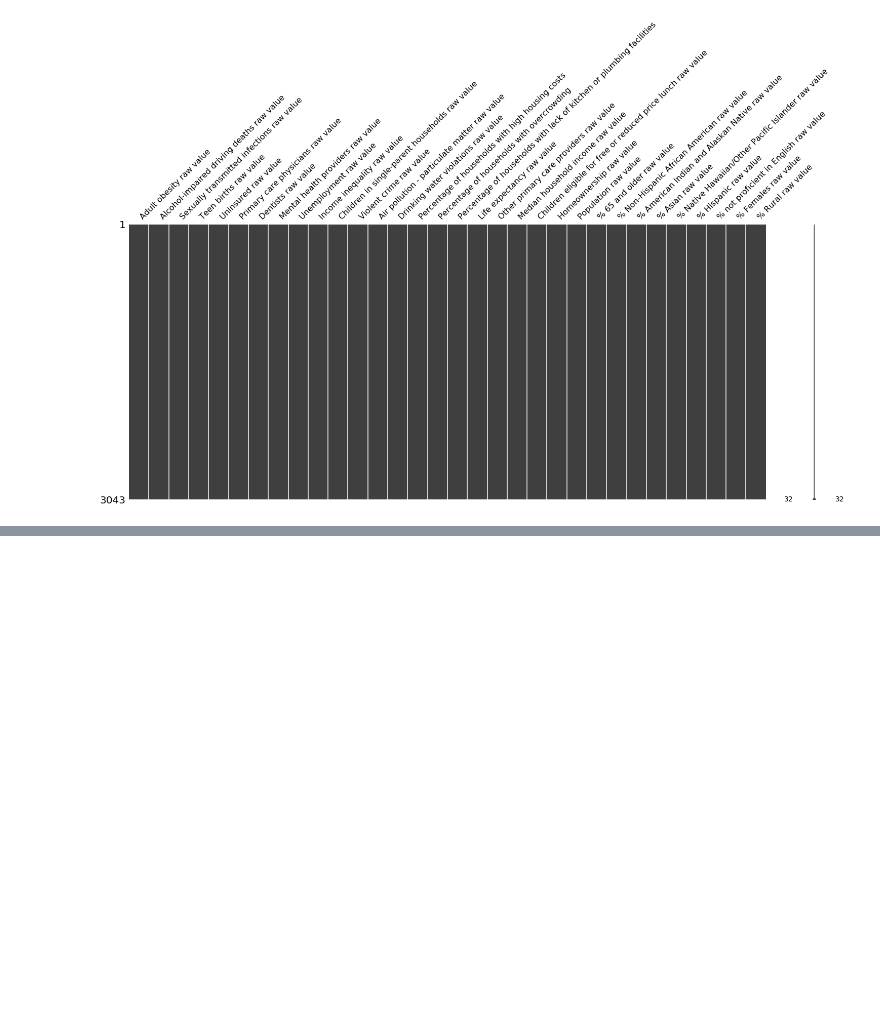
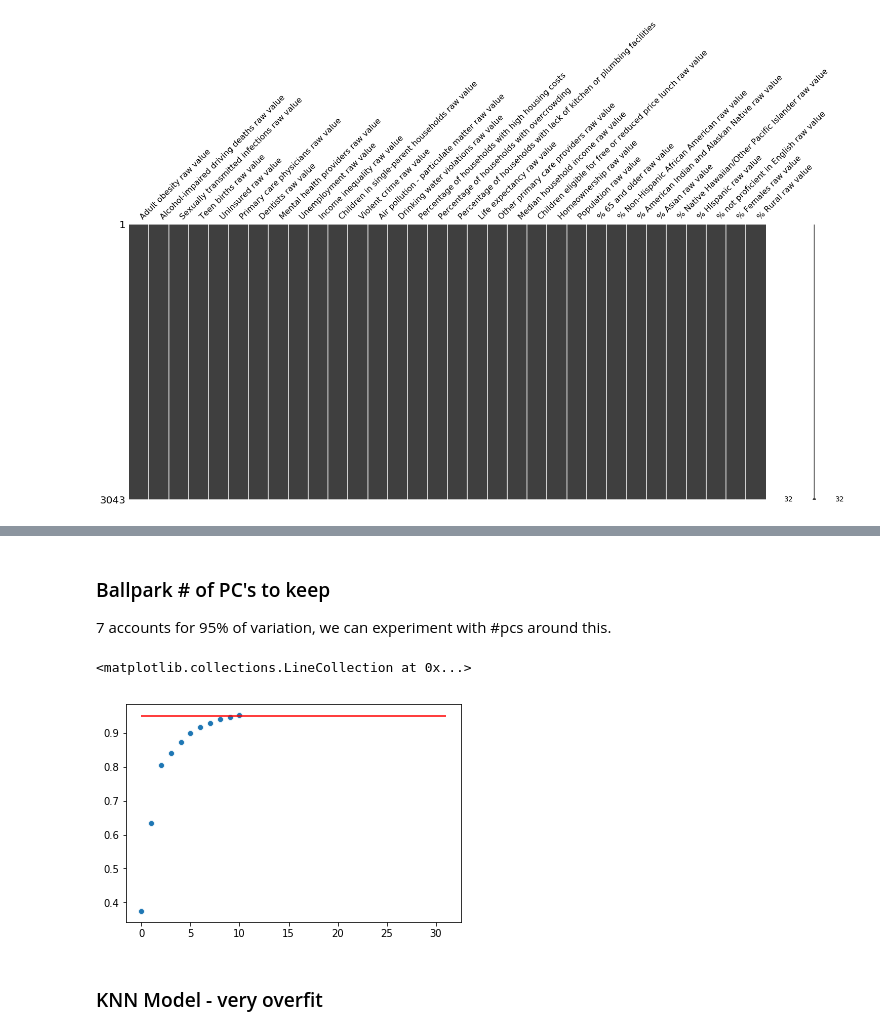
Before and after one commit to Mcllstr/modeling-community-hs-grad-rates, a Jupyter notebook: eda_joe.ipynb, the cells around one changed output, grey strips where cells are left out. Cells and saved outputs as stored; diff of their text form; code cells hidden in the pictures; blank space fills up the shorter version.

```diff
--- a/eda_joe.ipynb
+++ b/eda_joe.ipynb
@@ -308,0 +408,28 @@ ImportError: cannot import name 'xgb' from 'xgboost' (C:\Users\prayt\Anaconda3\l
+# %%
+X_train, X_test, y_train, y_test = train_test_split(features, target, test_size=.3, random_state=9373)
+# %%
+scaler = RobustScaler()
+pca = PCA()
+
+logr = LogisticRegression()
+knn = KNeighborsClassifier()
+rfc = RandomForestClassifier()
+Xboost = xgb.XGBClassifier()
+svc = SVC()
+
+model_list = [knn, rfc, Xboost, svc]
+# %% [markdown]
+### Ballpark # of PC's to keep
+7 accounts for 95% of variation, we can experiment with #pcs around this.
+# %%
+pca_pipe = Pipeline(steps=[('scaler', scaler), ('pca', pca)])
+pca_pipe.set_params(pca__n_components=.95, pca__random_state=9373).fit_transform(X_train)
+pca_pipe['pca'].explained_variance_ratio_
+
+sns.scatterplot(range(pca_pipe['pca'].explained_variance_ratio_.shape[0]), np.cumsum(pca_pipe['pca'].explained_variance_ratio_))
+plt.hlines(.95, 0, 31, color='red')
+# %% [output]
+<matplotlib.collections.LineCollection at 0x...>
+[figure, added]
+# %% [markdown]
+### KNN Model - very overfit
```
Also changed, not shown: parts of 29 cells of this notebook, 1 other file.
